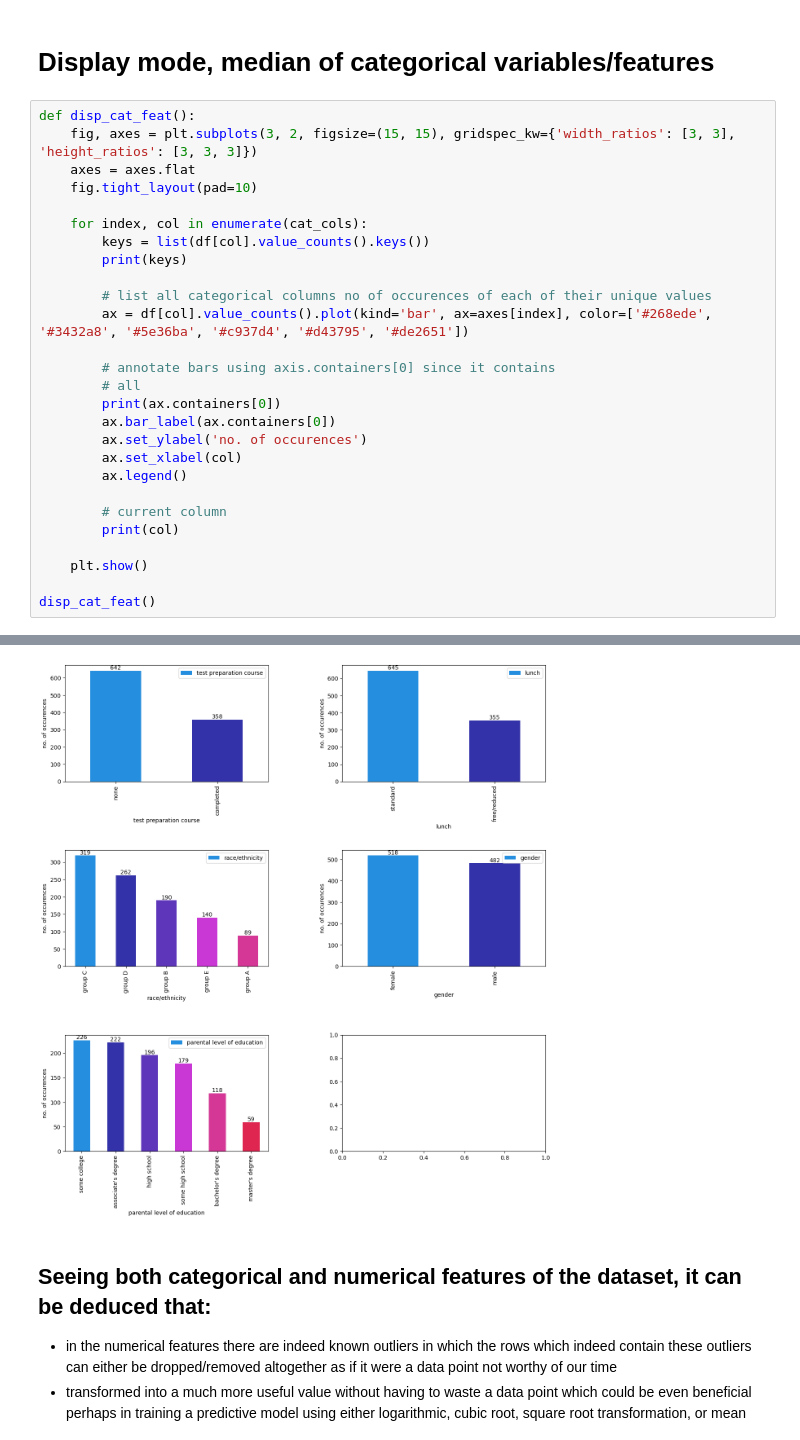
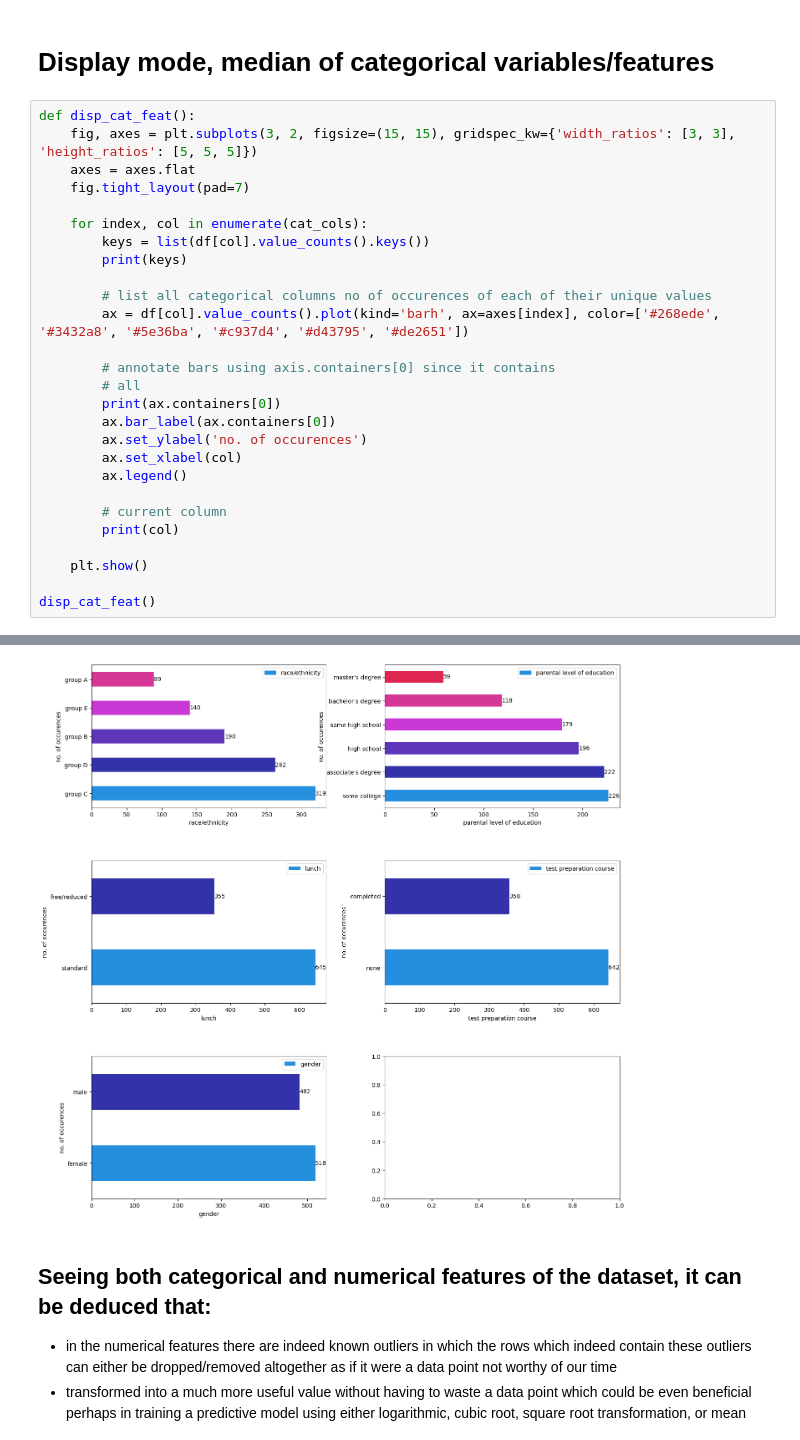
Before and after one commit to 08Aristodemus24/student-performance-eda, a Jupyter notebook: student-perfomance-in-exams-eda.ipynb, the cells around one changed output, grey strips where cells are left out. Cells and saved outputs as stored; diff of their text form.

```diff
--- a/student-perfomance-in-exams-eda.ipynb
+++ b/student-perfomance-in-exams-eda.ipynb
@@ -168,16 +224,16 @@ plt.show()
 # Display mode, median of categorical variables/features
 # %%
 def disp_cat_feat():
-    fig, axes = plt.subplots(3, 2, figsize=(15, 15), gridspec_kw={'width_ratios': [3, 3], 'height_ratios': [3, 3, 3]})
+    fig, axes = plt.subplots(3, 2, figsize=(15, 15), gridspec_kw={'width_ratios': [3, 3], 'height_ratios': [5, 5, 5]})
     axes = axes.flat
-    fig.tight_layout(pad=10)
+    fig.tight_layout(pad=7)
 
     for index, col in enumerate(cat_cols):
         keys = list(df[col].value_counts().keys())
         print(keys)
 
         # list all categorical columns no of occurences of each of their unique values
-        ax = df[col].value_counts().plot(kind='bar', ax=axes[index], color=['#268ede', '#3432a8', '#5e36ba', '#c937d4', '#d43795', '#de2651'])
+        ax = df[col].value_counts().plot(kind='barh', ax=axes[index], color=['#268ede', '#3432a8', '#5e36ba', '#c937d4', '#d43795', '#de2651'])
 
         # annotate bars using axis.containers[0] since it contains
         # all
@@ -212,4 +268,4 @@ parental level of education
-[figure, old version]
+[figure, new version]
 # %% [markdown]
 ## Seeing both categorical and numerical features of the dataset, it can be deduced that:
 - in the numerical features there are indeed known outliers in which the rows which indeed contain these outliers can either be dropped/removed altogether as if it were a data point not worthy of our time
```
Also changed, not shown: parts of 6 cells of this notebook.
